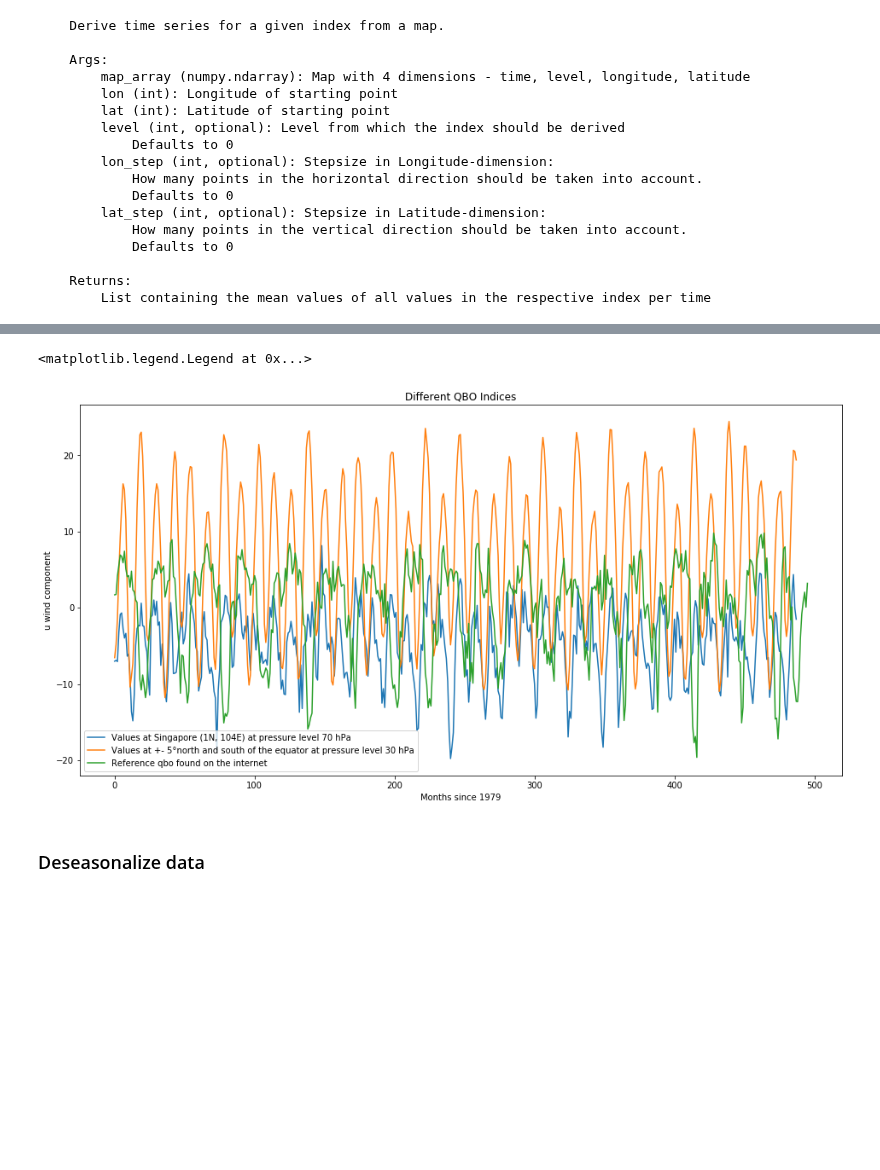
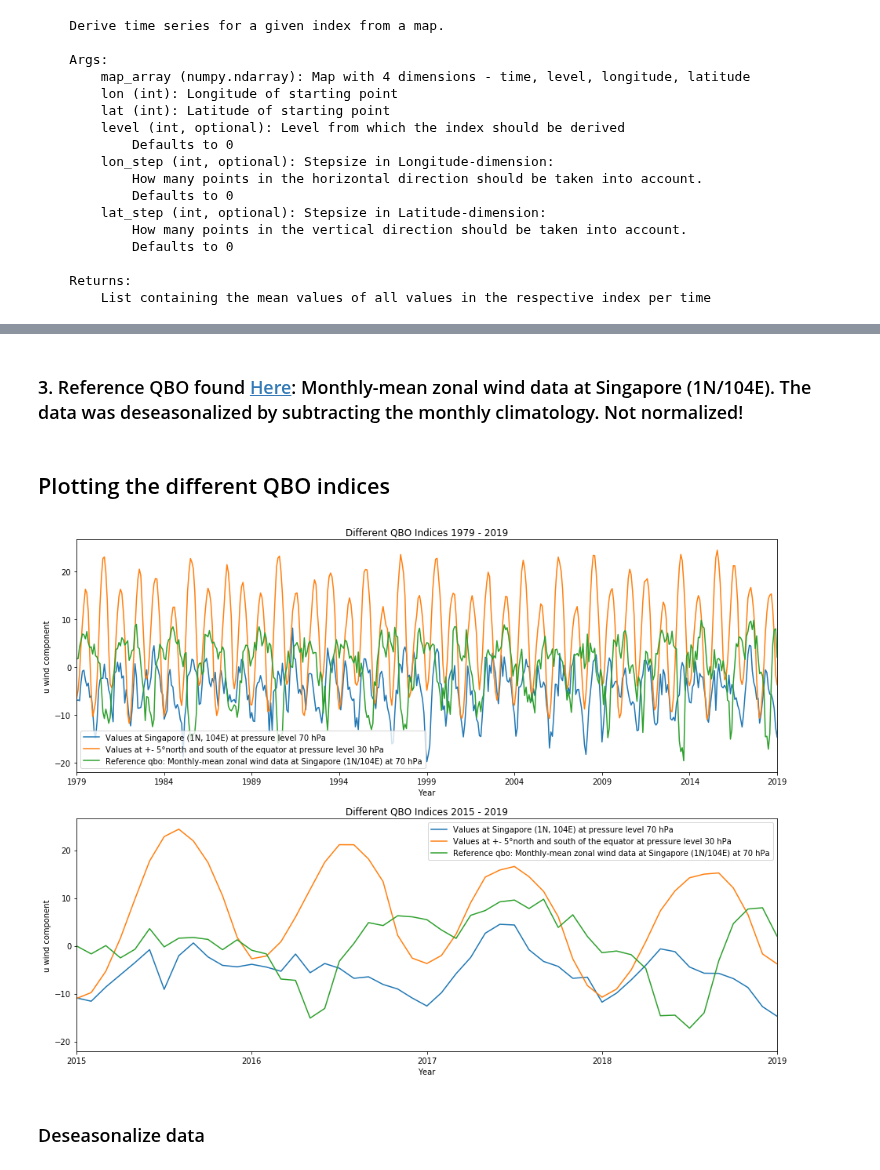
Before and after one commit to Climate-Data-Science/Climate-Similarity-Metrics, a Jupyter notebook: 3_deriving_QBO.ipynb, the cells around one changed output, grey strips where cells are left out. Cells and saved outputs as stored; diff of their text form; code cells hidden in the pictures; blank space fills up the shorter version.

Commit message:
Extend different QBO indices plots #2

```diff
--- a/3_deriving_QBO.ipynb
+++ b/3_deriving_QBO.ipynb
@@ -53,20 +57,42 @@ lat_step = lon = calc.convert_coordinates_to_grid(nc_l70.variables["latitude"][:
 u_l30 = nc_l30.variables["u"]
 
 qbo_equator = calc.derive(u_l30[:, :, :, :], lon, lat, 0, lon_step, lat_step)
+# %% [markdown]
+<h3>3. Reference QBO found <a href="https://www.gfd-dennou.org/arch/eriko/QBO/index.html">Here</a>: Monthly-mean zonal wind data at Singapore (1N/104E). The data was deseasonalized by subtracting the monthly climatology. Not normalized!</h3>
 # %%
 qbo_reference = nc_ref.variables["uwnd"][:, 0] #0-level = 70 hPa
-# %%
-plt.figure(figsize=[16, 8])
-plt.plot(qbo_singapore, label="Values at Singapore (1N, 104E) at pressure level 70 hPa")
-plt.plot(qbo_equator, label="Values at +- 5°north and south of the equator at pressure level 30 hPa")
-plt.plot(qbo_reference, label="Reference qbo found on the internet")
-plt.xlabel("Months since 1979")
-plt.ylabel("u wind component")
-plt.title("Different QBO Indices")
-plt.legend()
-# %% [output]
-<matplotlib.legend.Legend at 0x...>
-[figure, removed]
+# %% [markdown]
+<h2>Plotting the different QBO indices</h2>
+# %%
+x_ticks = np.array(np.arange(0, 481, 60))
+x_ticklabels = np.array(np.arange(1979, 2020, 5))
+# %%
+fig, ax = plt.subplots(2, figsize=[16, 12])
+ax[0].plot(qbo_singapore, label="Values at Singapore (1N, 104E) at pressure level 70 hPa")
+ax[0].plot(qbo_equator, label="Values at +- 5°north and south of the equator at pressure level 30 hPa")
+ax[0].plot(qbo_reference, label="Reference qbo: Monthly-mean zonal wind data at Singapore (1N/104E) at 70 hPa")
+ax[0].set_xticks(x_ticks)
+ax[0].set_xticklabels(x_ticklabels)
+ax[0].set_xlim([0,480])
+ax[0].set_xlabel("Year")
+ax[0].set_ylabel("u wind component")
+ax[0].set_title("Different QBO Indices 1979 - 2019")
+ax[0].legend()
+
+ax[1].plot(qbo_singapore, label="Values at Singapore (1N, 104E) at pressure level 70 hPa")
+ax[1].plot(qbo_equator, label="Values at +- 5°north and south of the equator at pressure level 30 hPa")
+ax[1].plot(qbo_reference, label="Reference qbo: Monthly-mean zonal wind data at Singapore (1N/104E) at 70 hPa")
+ax[1].set_xticks([432, 444, 456, 468, 480])
+ax[1].set_xticklabels([2015, 2016, 2017, 2018, 2019])
+ax[1].set_xlim([432,480])
+ax[1].set_xlabel("Year")
+ax[1].set_ylabel("u wind component")
+ax[1].set_title("Different QBO Indices 2015 - 2019")
+ax[1].legend()
+
+plt.show()
+# %% [output]
+[figure, added]
 # %% [markdown]
 <h3>Deseasonalize data </h3>
 # %%
```
Also changed, not shown: parts of 9 cells of this notebook.
